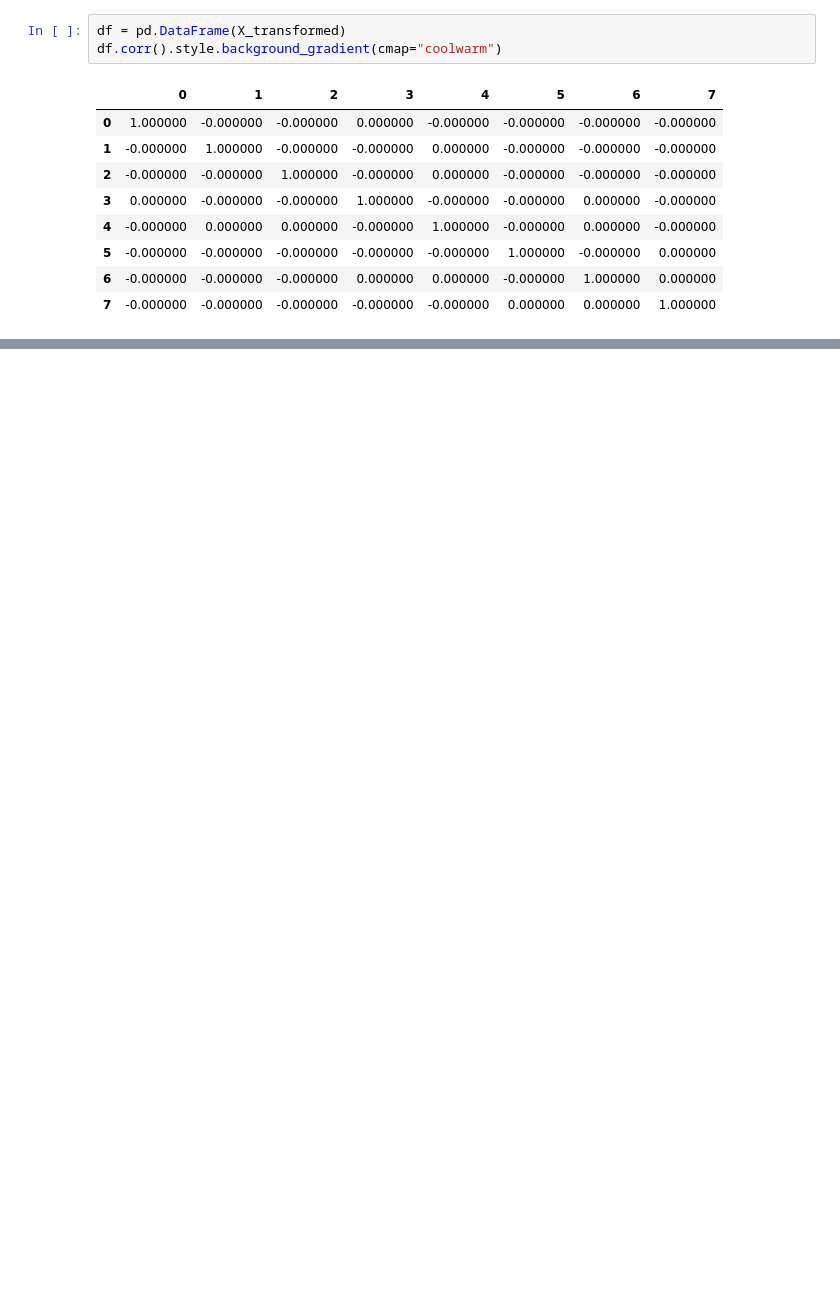
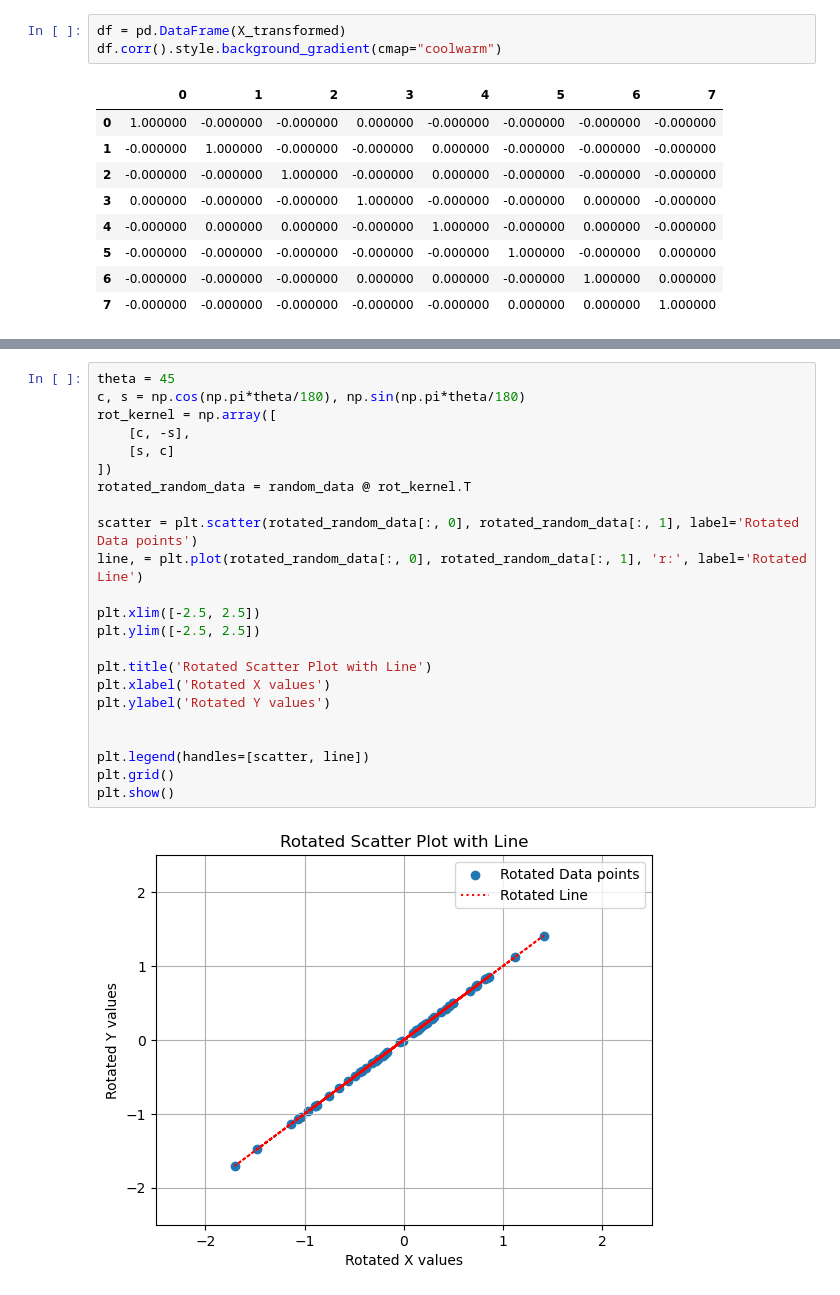
Before and after one commit to moh-C/ML_From_Scratch, a Jupyter notebook: PCAFromScratch.ipynb, the cells around one changed output, grey strips where cells are left out. Drawn from its saved outputs; the diff is of its cells as text; blank space fills up the shorter version.

```diff
--- a/PCAFromScratch.ipynb
+++ b/PCAFromScratch.ipynb
@@ -312,0 +339,25 @@ df.corr().style.background_gradient(cmap="coolwarm")
+# %%
+theta = 45
+c, s = np.cos(np.pi*theta/180), np.sin(np.pi*theta/180)
+rot_kernel = np.array([
+    [c, -s],
+    [s, c]
+])
+rotated_random_data = random_data @ rot_kernel.T
+
+scatter = plt.scatter(rotated_random_data[:, 0], rotated_random_data[:, 1], label='Rotated Data points')
+line, = plt.plot(rotated_random_data[:, 0], rotated_random_data[:, 1], 'r:', label='Rotated Line')
+
+plt.xlim([-2.5, 2.5])
+plt.ylim([-2.5, 2.5])
+
+plt.title('Rotated Scatter Plot with Line')
+plt.xlabel('Rotated X values')
+plt.ylabel('Rotated Y values')
+
+
+plt.legend(handles=[scatter, line])
+plt.grid()
+plt.show()
+# %% [output]
+[figure, added]
```
Also changed, not shown: parts of 10 cells of this notebook.
